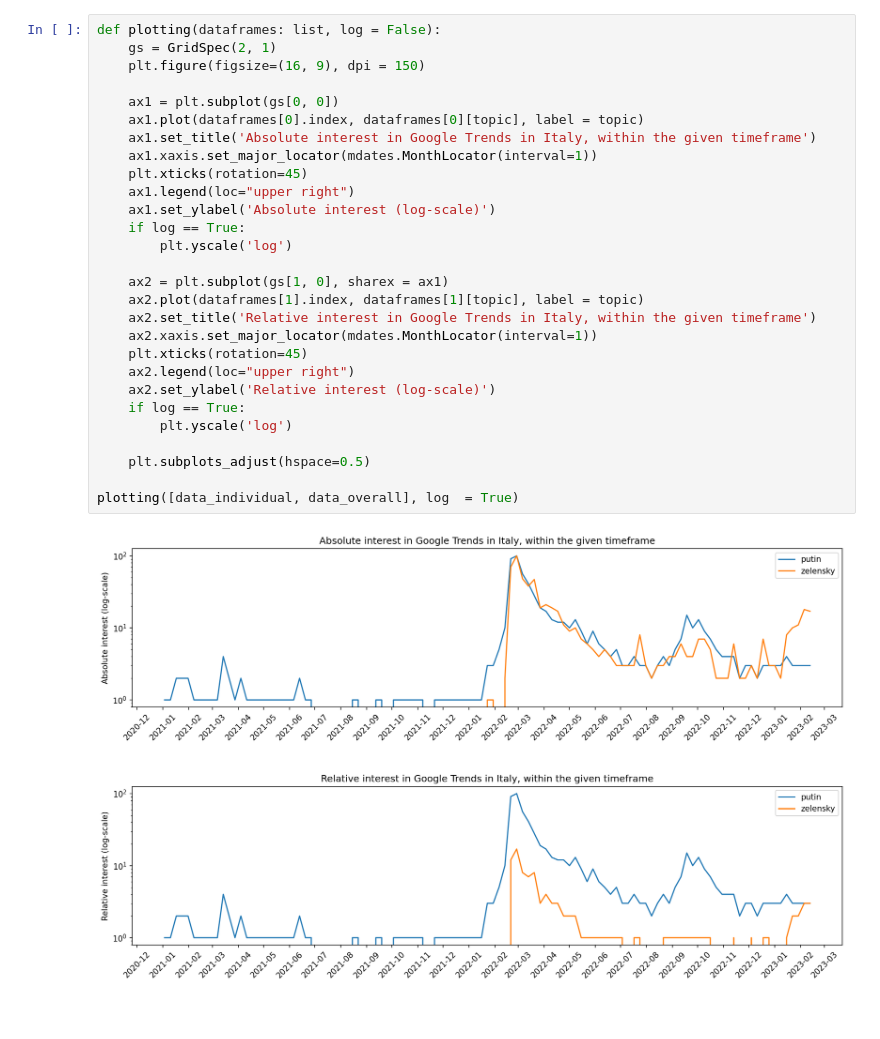
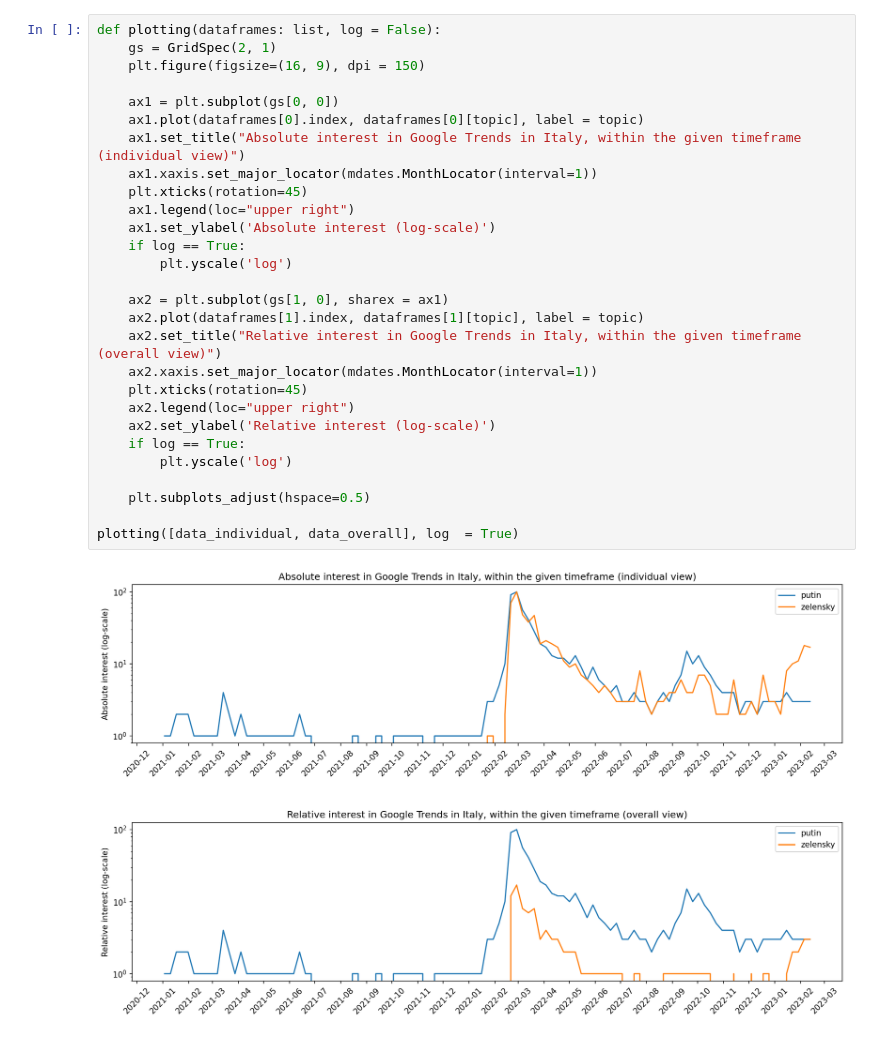
Before and after one commit to vincenzojrs/Big-Data-with-applications-to-Social-Networks, a Jupyter notebook: googletrends.ipynb, the cells around one changed output. Cells and saved outputs as stored; diff of their text form.

```diff
--- a/googletrends.ipynb
+++ b/googletrends.ipynb
@@ -30,33 +37,33 @@ data_overall = retrieve_data(topic, 'overall')
 # %%
 def plotting(dataframes: list, log = False):
     gs = GridSpec(2, 1)
     plt.figure(figsize=(16, 9), dpi = 150)
 
     ax1 = plt.subplot(gs[0, 0])
     ax1.plot(dataframes[0].index, dataframes[0][topic], label = topic)
-    ax1.set_title('Absolute interest in Google Trends in Italy, within the given timeframe')
+    ax1.set_title("Absolute interest in Google Trends in Italy, within the given timeframe (individual view)")
     ax1.xaxis.set_major_locator(mdates.MonthLocator(interval=1))
     plt.xticks(rotation=45)
     ax1.legend(loc="upper right")
     ax1.set_ylabel('Absolute interest (log-scale)')
     if log == True:
         plt.yscale('log')
 
     ax2 = plt.subplot(gs[1, 0], sharex = ax1)
     ax2.plot(dataframes[1].index, dataframes[1][topic], label = topic)
-    ax2.set_title('Relative interest in Google Trends in Italy, within the given timeframe')
+    ax2.set_title("Relative interest in Google Trends in Italy, within the given timeframe (overall view)")
     ax2.xaxis.set_major_locator(mdates.MonthLocator(interval=1))
     plt.xticks(rotation=45)
     ax2.legend(loc="upper right")
     ax2.set_ylabel('Relative interest (log-scale)')
     if log == True:
         plt.yscale('log')
 
     plt.subplots_adjust(hspace=0.5)
 
 plotting([data_individual, data_overall], log  = True)
 # %% [output]
-[figure, old version]
+[figure, new version]
 # %% [markdown]
 # Insights
 The plot shows the *interests over time* extracted by Google Trends. The metric is calculated by scaling between 0 and 100 the number of researches about a given topic, in a given timeframe, from a given country.
```
Also changed, not shown: parts of 3 cells of this notebook.
